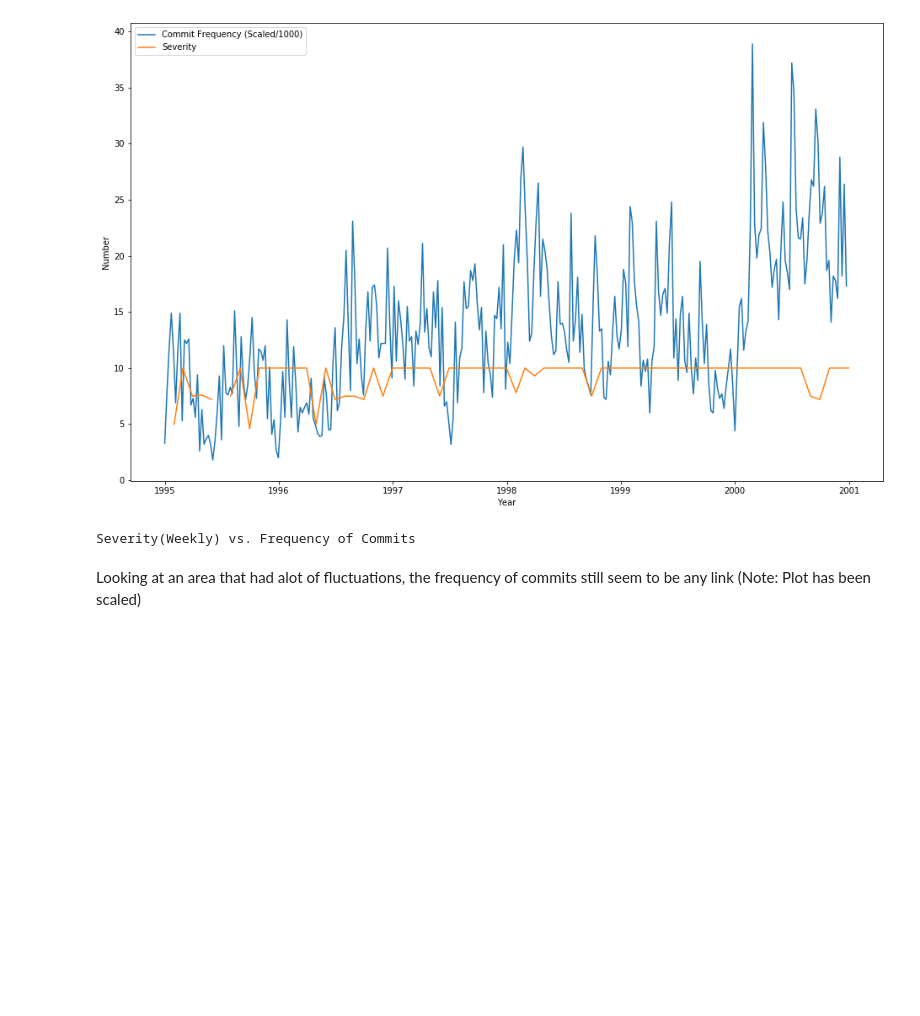
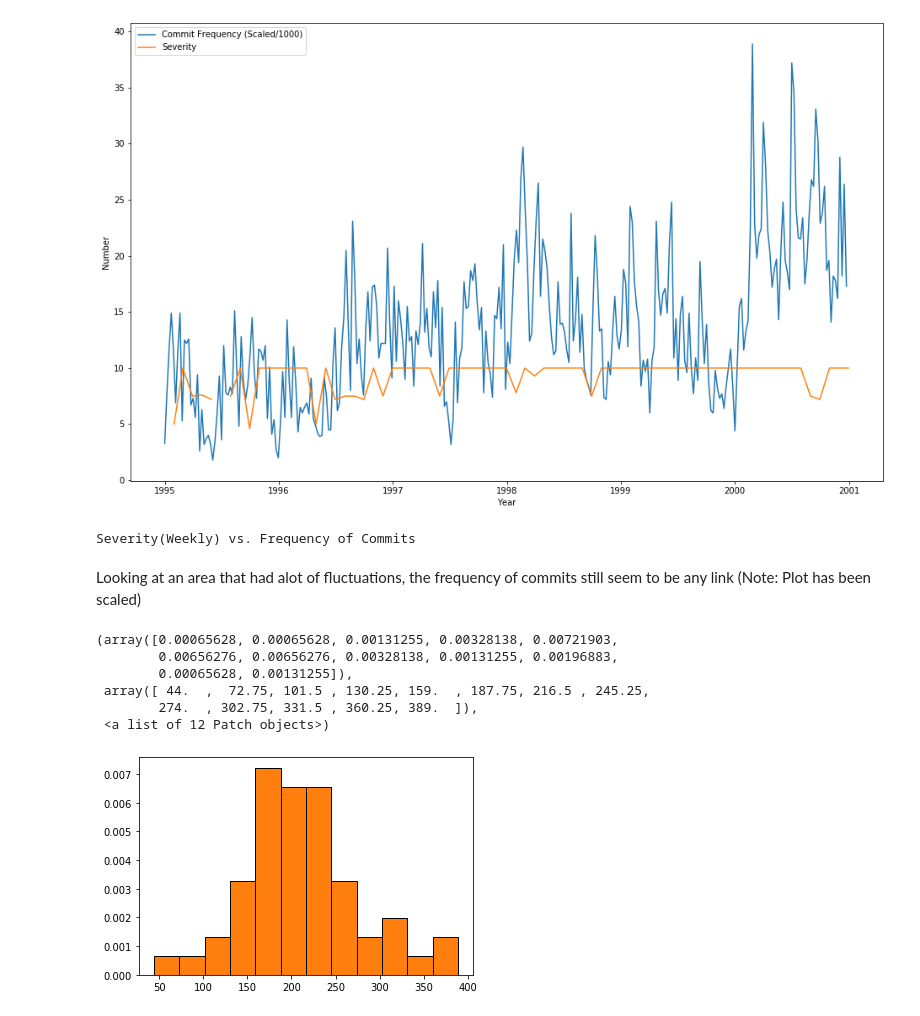
Before and after one commit to UNCG-CSE/Open_Source_Vul_Metrics, a Jupyter notebook: src/SeverityVsFrequencyOfCommits.ipynb, the cells around one changed output. Cells and saved outputs as stored; diff of their text form; code cells hidden in the pictures; blank space fills up the shorter version.

```diff
--- a/src/SeverityVsFrequencyOfCommits.ipynb
+++ b/src/SeverityVsFrequencyOfCommits.ipynb
@@ -27,11 +27,10 @@ rev_df.head()
 | 3 | 05c9110ba2615d42af41a77138bc62dd1... | 2011-10-25 20:11:52 |
 | 4 | 06de8d8e88d5b6311ea3feae369c85d15... | 2017-10-31 20:29:21 |
 # %%
-test = pd.DataFrame()
-test['count'] = rev_df['date'].value_counts().resample('w').apply('count')
-#test['count'] = rev_df['date'].value_counts().resample('w').mean()
-#test = test.truncate(before = "2015-06-01", after = "2015-6-30")
-test.head(25)
+commit = pd.DataFrame()
+commit['count'] = rev_df['date'].value_counts().resample('w').apply('count')
+#commit['count'] = rev_df['date'].value_counts().resample('w').mean()
+commit.head(25)
 # %% [output]
 |  | count |
 | 1980-01-20 | 2 |
@@ -159,3 +159,17 @@ print("Severity(Weekly) vs. Frequency of Commits")
 Severity(Weekly) vs. Frequency of Commits
 # %% [markdown]
 Looking at an area that had alot of fluctuations, the frequency of commits still seem to be any link (Note: Plot has been scaled)
+# %%
+begin = "2000-01-01"
+end = "2001-1-01"
+commitLimited = commit.truncate(before = begin, after = end)
+#commitLimited.hist(column='count', bins=12, ec='black', figsize=(12,8))
+plt.hist(commitLimited['count'].values, bins=12, density=True, linestyle='solid', color = "C1", ec="black")
+# %% [output]
+(array([0.00065628, 0.00065628, 0.00131255, 0.00328138, 0.00721903,
+        0.00656276, 0.00656276, 0.00328138, 0.00131255, 0.00196883,
+        0.00065628, 0.00131255]),
+ array([ 44.  ,  72.75, 101.5 , 130.25, 159.  , 187.75, 216.5 , 245.25,
+        274.  , 302.75, 331.5 , 360.25, 389.  ]),
+ <a list of 12 Patch objects>)
+[figure, added]
```
Also changed, not shown: parts of 8 cells of this notebook.
